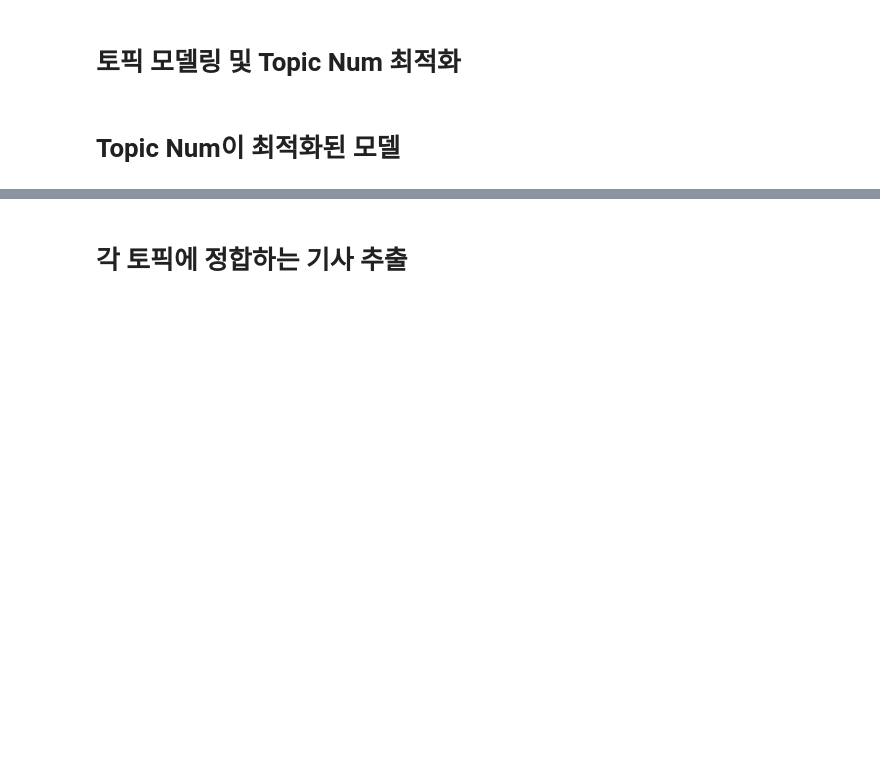
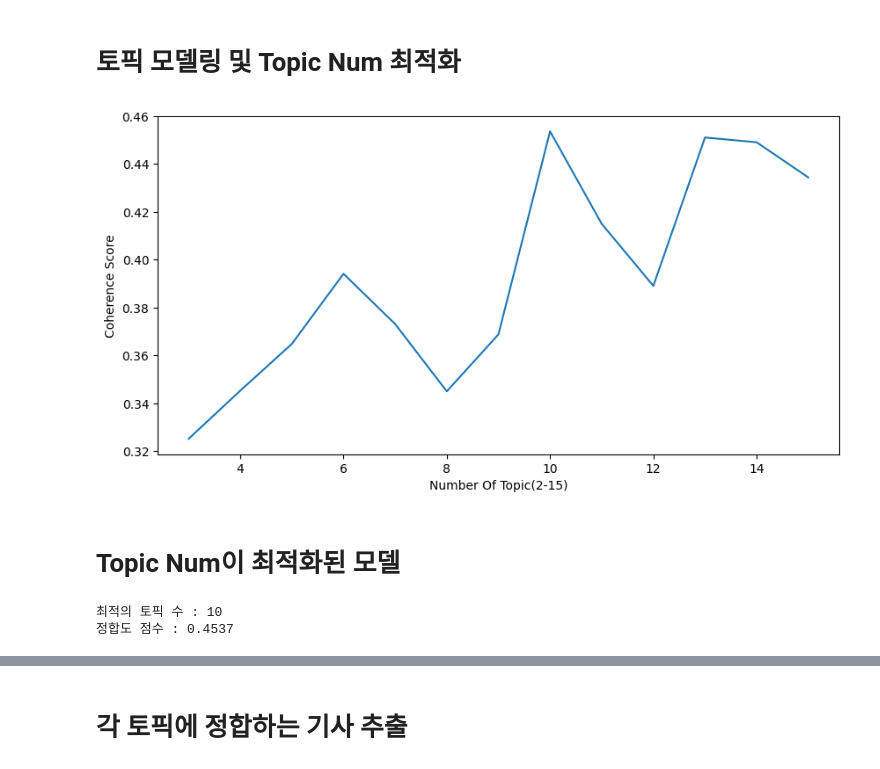
Before and after one commit to jinn0135/DA28_final_PagePalette, a Jupyter notebook: news/최종합본.ipynb, the cells around one changed output, grey strips where cells are left out. Cells and saved outputs as stored; diff of their text form; code cells hidden in the pictures; blank space fills up the shorter version.

```diff
--- a/news/최종합본.ipynb
+++ b/news/최종합본.ipynb
@@ -158,37 +215,42 @@ corpus = [dictionary.doc2bow(article) for article in preprocessed_articles]
 texts = [preprocessed_articles[idx] for idx in range(len(corpus))]
 # %%
 PARAM = {
-    'RANGES':30,
-    'PASSES':1,
+    'RANGES':15,
+    'PASSES':100,
     'ITER':100,
     'COHERENCE_METRIC':'c_v',
 }
 # %%
-# 2부터 20까지의 토픽 수를 비교하며 정합도 점수 기록
+# 3개부터 최대 15개까지의 토픽 수를 비교하며 정합도 점수 기록
 news_coherence_scores = []
 
-for i in tqdm(range(10, PARAM['RANGES']+1), desc="Operating All Topic Ranges"):
+for i in tqdm(range(3, PARAM['RANGES']+1), desc="Operating All Topic Ranges"):
     model = LdaModel(corpus=corpus, num_topics=i, id2word=dictionary, passes=PARAM['PASSES'],
-                     iterations=PARAM['ITER'])#, alpha=PARAM['ALPHA'], eta=PARAM['ETA'])
+                     iterations=PARAM['ITER'])
     coherence_model = CoherenceModel(model=model, texts=texts, corpus=corpus, dictionary=dictionary, coherence=PARAM['COHERENCE_METRIC'])
     coherence_lda = coherence_model.get_coherence()
     news_coherence_scores.append(coherence_lda)
 # %%
-k = [i for i in range(10, PARAM['RANGES']+1)]
+k = [i for i in range(3, PARAM['RANGES']+1)]
 x = np.array(k)
 y = np.array(news_coherence_scores)
 plt.figure(figsize=(10, 5))
 plt.plot(x, y)
 plt.xlabel("Number Of Topic(2-"+str(PARAM['RANGES'])+")")
 plt.ylabel('Coherence Score')
 plt.show()
+# %% [output]
+[figure, added]
 # %% [markdown]
 # Topic Num이 최적화된 모델
 # %%
 find_best = np.array([news_coherence_scores])
-Best_Num_Of_Topic = int(np.where(y==find_best.max())[0][0]+10)
+Best_Num_Of_Topic = int(np.where(y==find_best.max())[0][0]+3)
 print("최적의 토픽 수 :", Best_Num_Of_Topic)
 print("정합도 점수 :", round(find_best.max(), 4))
+# %% [output]
+최적의 토픽 수 : 10
+정합도 점수 : 0.4537
 # %%
 num_topics = Best_Num_Of_Topic
 lda_model = LdaModel(corpus, num_topics, dictionary, passes=PARAM['PASSES'], iterations=PARAM['ITER'])#, alpha=PARAM['ALPHA'], eta=PARAM['ETA'])
```
Also changed, not shown: parts of 21 cells of this notebook, 4 other files.
